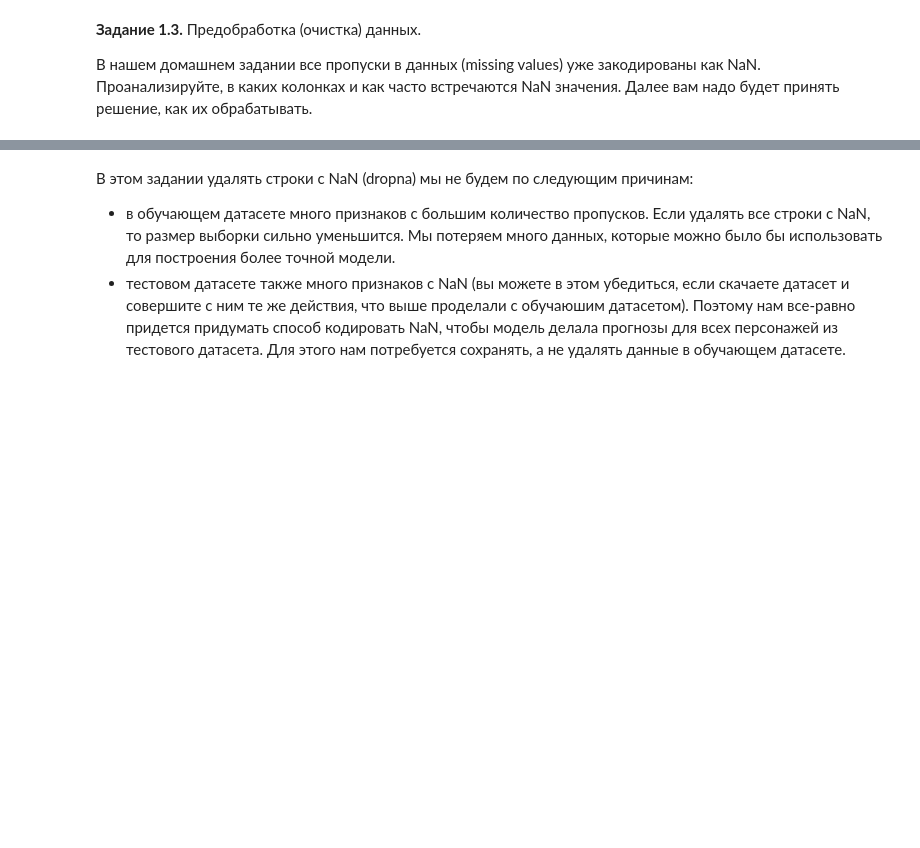
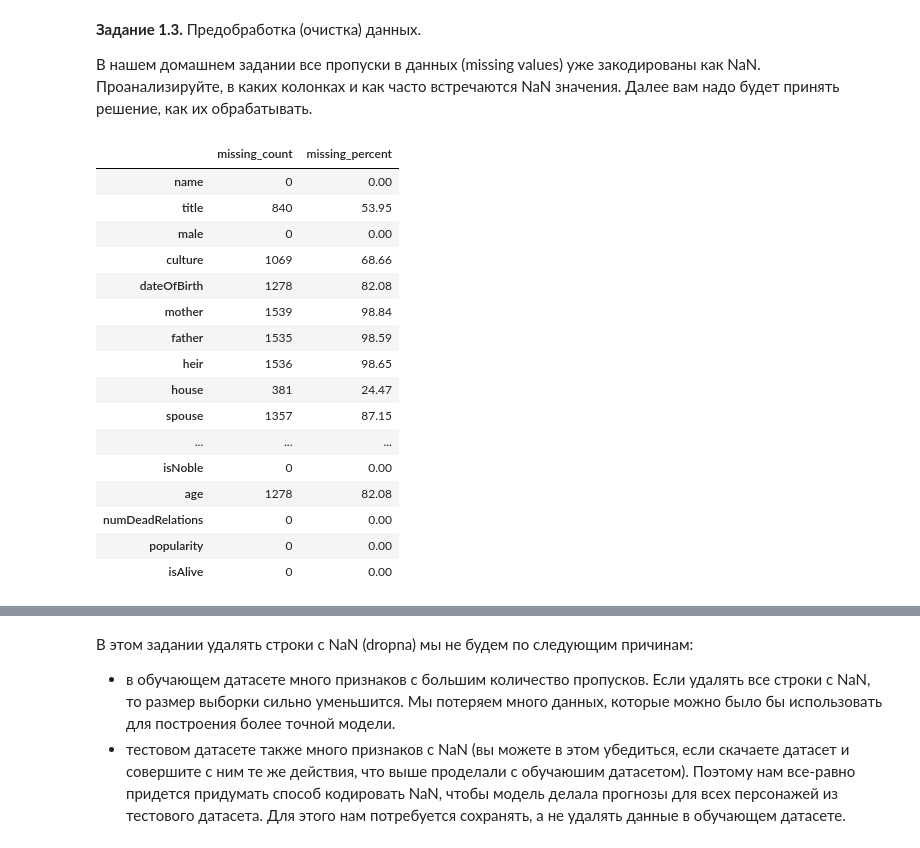
Before and after one commit to kelpi-e/DLS, a Jupyter notebook: week_01_ml_intro/Homework/hw_1_game_of_thrones.ipynb, the cells around one changed output, grey strips where cells are left out. Saved outputs shown, nothing was run; the diff lists cells and outputs as text; code cells hidden in the pictures; blank space fills up the shorter version.

```diff
--- a/week_01_ml_intro/Homework/hw_1_game_of_thrones.ipynb
+++ b/week_01_ml_intro/Homework/hw_1_game_of_thrones.ipynb
@@ -145,0 +154,23 @@ TypeError: Cannot interpret 'Ellipsis' as a data type
+# %%
+nan_info = data.isna().sum().to_frame(name='missing_count')
+nan_info['missing_percent'] = (data.isna().mean() * 100).round(2)
+#nan_info = nan_info[nan_info['missing_count'] > 0]
+nan_info
+# %% [output]
+|  | missing_count | missing_percent |
+| name | 0 | 0.00 |
+| title | 840 | 53.95 |
+| male | 0 | 0.00 |
+| culture | 1069 | 68.66 |
+| dateOfBirth | 1278 | 82.08 |
+| mother | 1539 | 98.84 |
+| father | 1535 | 98.59 |
+| heir | 1536 | 98.65 |
+| house | 381 | 24.47 |
+| spouse | 1357 | 87.15 |
+| ... | ... | ... |
+| isNoble | 0 | 0.00 |
+| age | 1278 | 82.08 |
+| numDeadRelations | 0 | 0.00 |
+| popularity | 0 | 0.00 |
+| isAlive | 0 | 0.00 |
```
Also changed, not shown: parts of 6 cells of this notebook.
